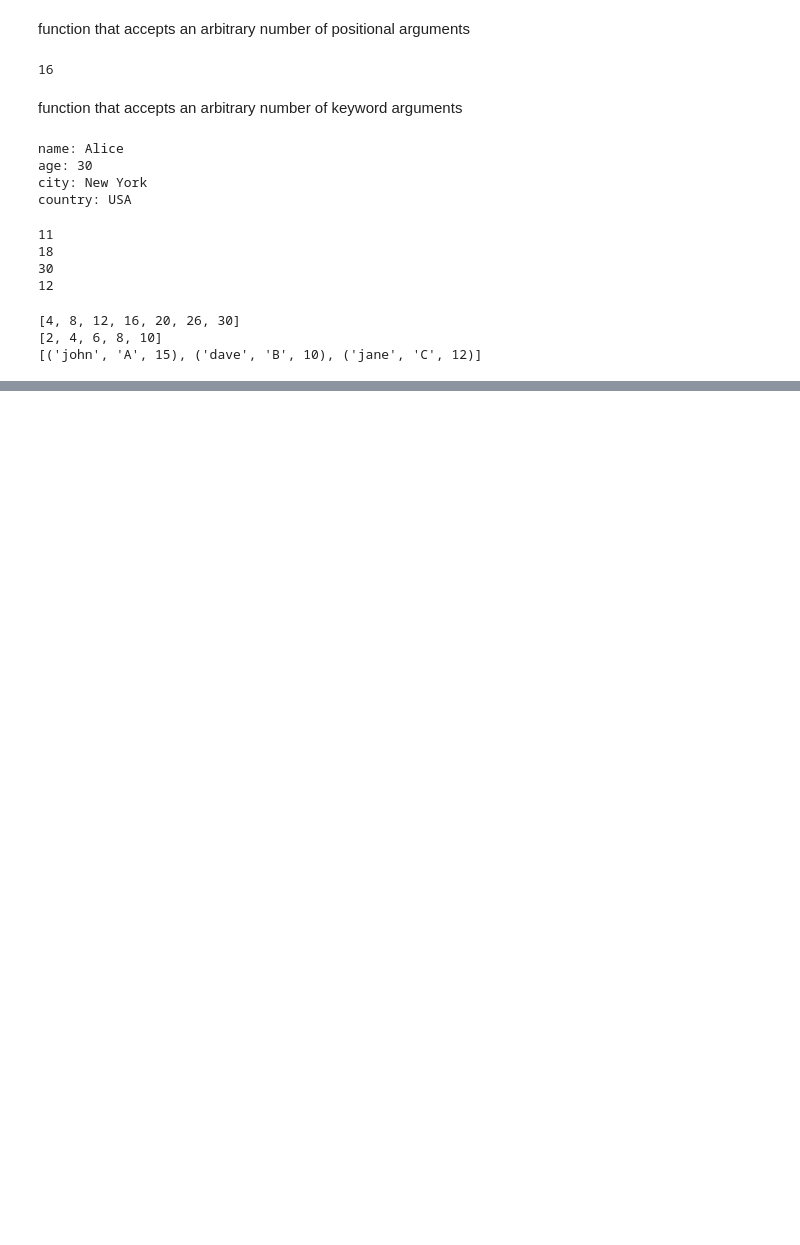
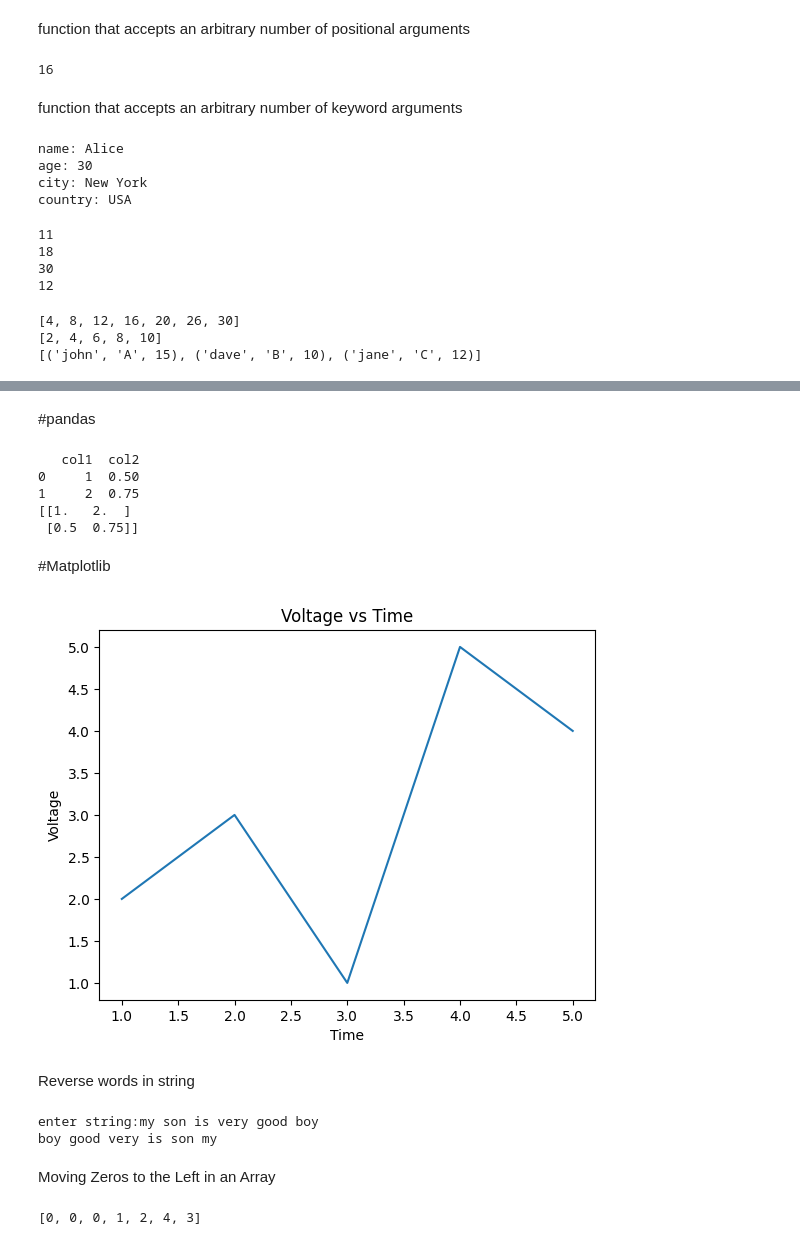
Before and after one commit to santhimaddipudi/Python-work, a Jupyter notebook: pyprog.ipynb, the cells around one changed output, grey strips where cells are left out. Saved outputs shown, nothing was run; the diff lists cells and outputs as text; code cells hidden in the pictures; blank space fills up the shorter version.

```diff
--- a/pyprog.ipynb
+++ b/pyprog.ipynb
@@ -676,0 +696,68 @@ print(sorted_students)
+# %% [markdown]
+#pandas
+# %%
+import pandas as pd
+df = pd.DataFrame({'col1': [1, 2], 'col2': [0.5, 0.75]})
+print(df)
+import numpy as np
+arr = np.array([[1, 2], [0.5, 0.75]])
+print(arr)
+# %% [output]
+   col1  col2
+0     1  0.50
+1     2  0.75
+[[1.   2.  ]
+ [0.5  0.75]]
+# %% [markdown]
+#Matplotlib
+# %%
+import matplotlib.pyplot as plt
+x = [1, 2, 3, 4, 5]
+y = [2, 3, 1, 5, 4]
+plt.plot(x, y)
+plt.xlabel('Time')
+plt.ylabel('Voltage')
+plt.title('Voltage vs Time')
+plt.show()
+# %% [output]
+[figure, added]
+# %% [markdown]
+Reverse words in string
+# %%
+def reverse_words(sentence):
+ # Split the sentence into words
+ words = sentence.split()
+ # Reverse the list of words
+ reversed_words = words[::-1]
+ # Join the reversed words back into a sentence
+ reversed_sentence = ' '.join(reversed_words)
+ return reversed_sentence
+# Example usage:
+sentence = input("enter string:")
+reversed_sentence = reverse_words(sentence)
+print(reversed_sentence) # Output: "World! Hello"
+# %% [output]
+enter string:my son is very good boy
+boy good very is son my
+# %% [markdown]
+Moving Zeros to the Left in an Array
+# %%
+def move_zeros_to_left(arr):
+ # Initialize the write_index to the end of the array
+ write_index = len(arr) - 1
+ # Traverse the array from right to left
+ for read_index in range(len(arr) - 1, -1, -1):
+  if arr[read_index] != 0:
+   arr[write_index] = arr[read_index]
+   write_index -= 1
+
+ # Fill the remaining elements at the start with zeros
+ while write_index >= 0:
+   arr[write_index] = 0
+   write_index -= 1
+# Example usage:
+arr = [1, 0, 2, 0, 4,0, 3]
+move_zeros_to_left(arr)
+print(arr)
+# %% [output]
+[0, 0, 0, 1, 2, 4, 3]
```
Also changed, not shown: parts of 2 cells of this notebook.
